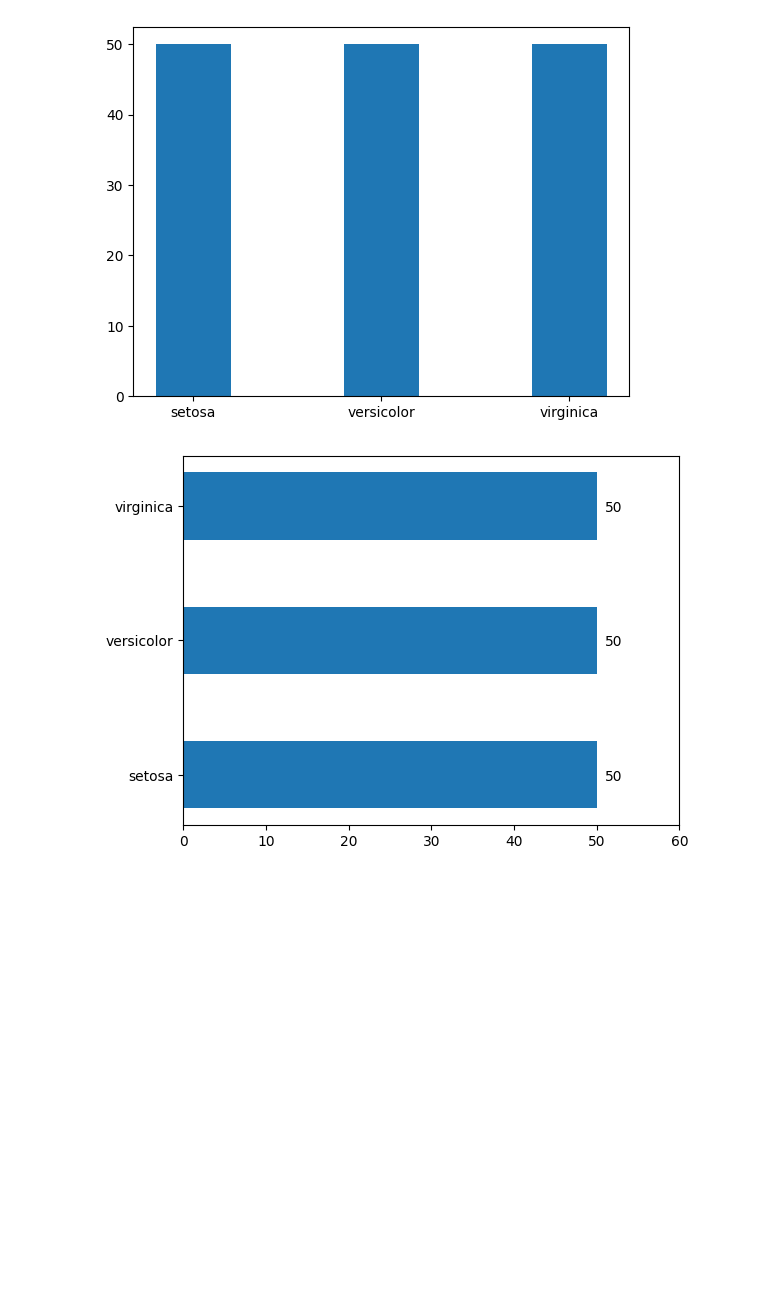
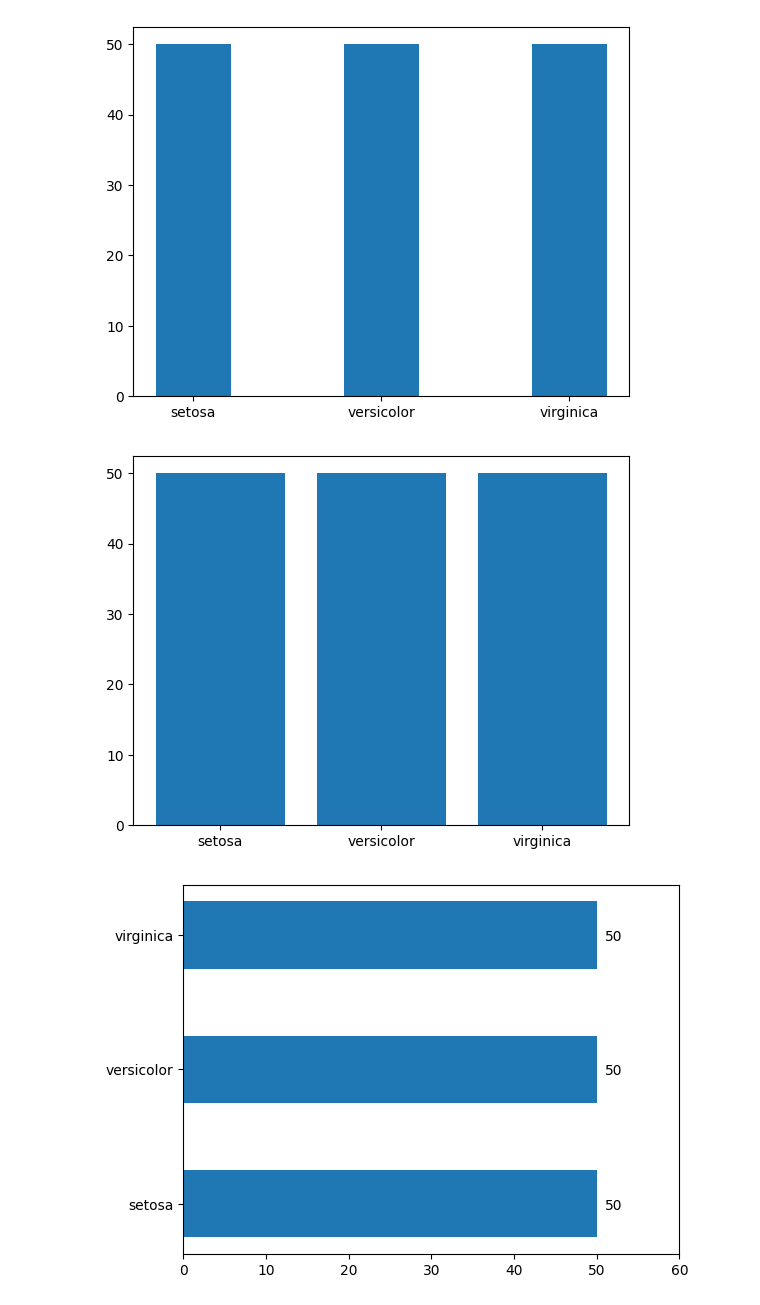
Before and after one commit to get-to-work-together/Python-Data-Analyse-Defensie, a Jupyter notebook: Opdrachten/uitwerkingen/Opdracht 4.2 - Verschillende plots maken.ipynb, the cells around one changed output. Saved outputs shown, nothing was run; the diff lists cells and outputs as text; code cells hidden in the pictures; blank space fills up the shorter version.

```diff
--- a/Opdrachten/uitwerkingen/Opdracht 4.2 - Verschillende plots maken.ipynb
+++ b/Opdrachten/uitwerkingen/Opdracht 4.2 - Verschillende plots maken.ipynb
@@ -50,6 +50,14 @@ plt.bar(species_count.index, species_count, width=0.4)
 plt.show()
 # %% [output]
 [figure]
+# %%
+fig, ax = plt.subplots(1, 1)
+
+ax.bar(species_count.index, species_count)
+
+plt.show()
+# %% [output]
+[figure, added]
 # %%
 # species_count.plot.barh()
 
```
Also changed, not shown: 3 other files.
